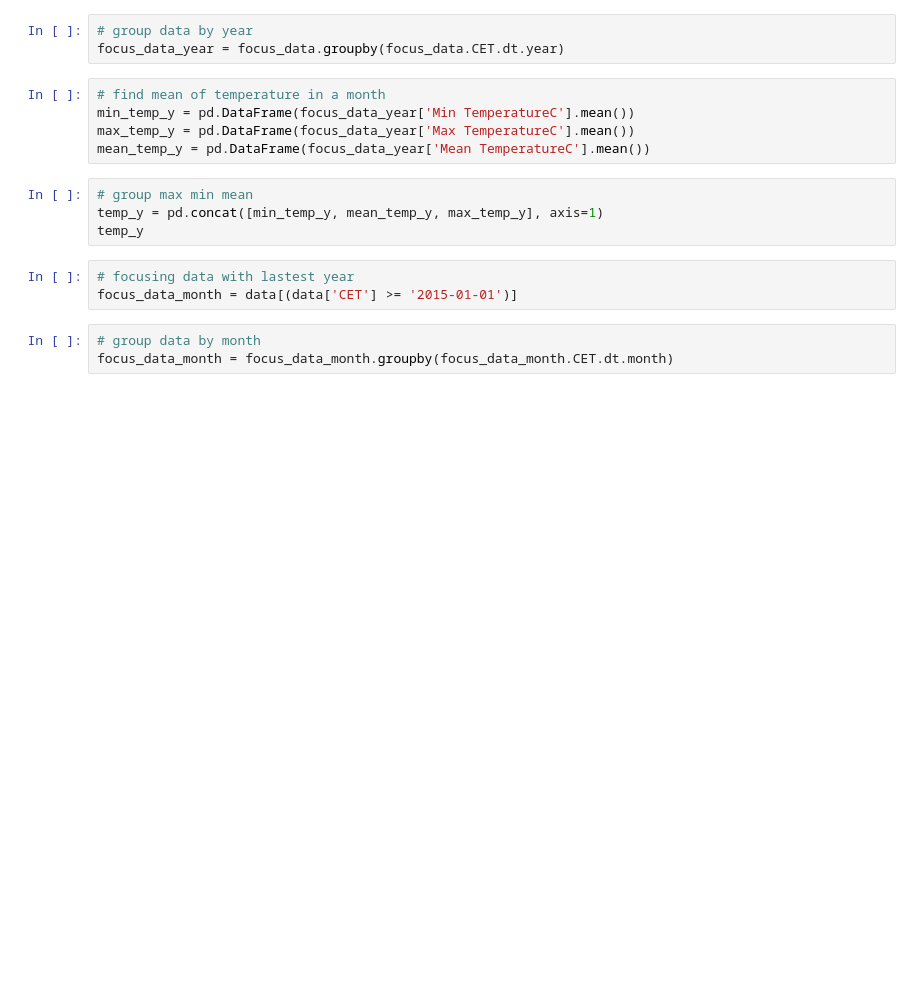
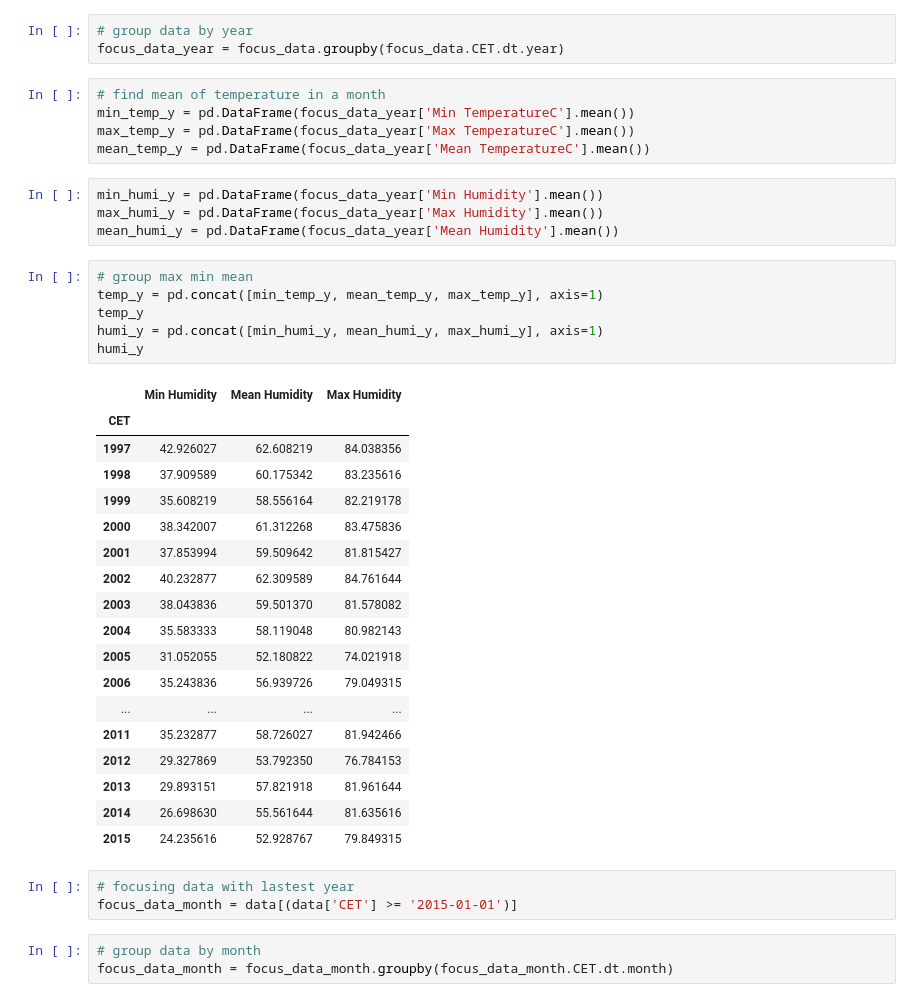
Before and after one commit to nnyPRO/Daily_Weather, a Jupyter notebook: code/project.ipynb, the cells around one changed output. Cells and saved outputs as stored; diff of their text form; blank space fills up the shorter version.

```diff
--- a/code/project.ipynb
+++ b/code/project.ipynb
@@ -318,10 +376,35 @@ focus_data_year = focus_data.groupby(focus_data.CET.dt.year)
 min_temp_y = pd.DataFrame(focus_data_year['Min TemperatureC'].mean())
 max_temp_y = pd.DataFrame(focus_data_year['Max TemperatureC'].mean())
 mean_temp_y = pd.DataFrame(focus_data_year['Mean TemperatureC'].mean())
+# %%
+min_humi_y = pd.DataFrame(focus_data_year['Min Humidity'].mean())
+max_humi_y = pd.DataFrame(focus_data_year['Max Humidity'].mean())
+mean_humi_y = pd.DataFrame(focus_data_year['Mean Humidity'].mean())
 # %%
 # group max min mean
 temp_y = pd.concat([min_temp_y, mean_temp_y, max_temp_y], axis=1)
 temp_y
+humi_y = pd.concat([min_humi_y, mean_humi_y, max_humi_y], axis=1)
+humi_y
+# %% [output]
+|  | Min Humidity | Mean Humidity | Max Humidity |
+| CET |  |  |  |
+| 1997 | 42.926027 | 62.608219 | 84.038356 |
+| 1998 | 37.909589 | 60.175342 | 83.235616 |
+| 1999 | 35.608219 | 58.556164 | 82.219178 |
+| 2000 | 38.342007 | 61.312268 | 83.475836 |
+| 2001 | 37.853994 | 59.509642 | 81.815427 |
+| 2002 | 40.232877 | 62.309589 | 84.761644 |
+| 2003 | 38.043836 | 59.501370 | 81.578082 |
+| 2004 | 35.583333 | 58.119048 | 80.982143 |
+| 2005 | 31.052055 | 52.180822 | 74.021918 |
+| 2006 | 35.243836 | 56.939726 | 79.049315 |
+| ... | ... | ... | ... |
+| 2011 | 35.232877 | 58.726027 | 81.942466 |
+| 2012 | 29.327869 | 53.792350 | 76.784153 |
+| 2013 | 29.893151 | 57.821918 | 81.961644 |
+| 2014 | 26.698630 | 55.561644 | 81.635616 |
+| 2015 | 24.235616 | 52.928767 | 79.849315 |
 # %%
 # focusing data with lastest year
 focus_data_month = data[(data['CET'] >= '2015-01-01')]
```
Also changed, not shown: parts of 12 cells of this notebook.
